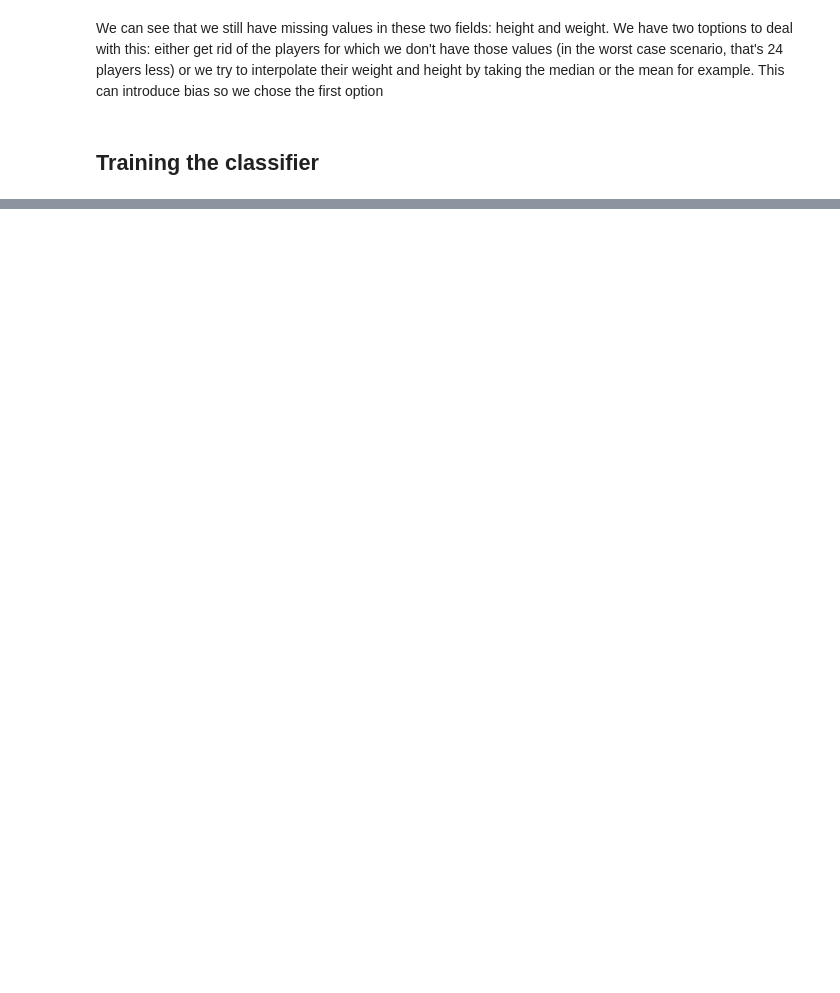
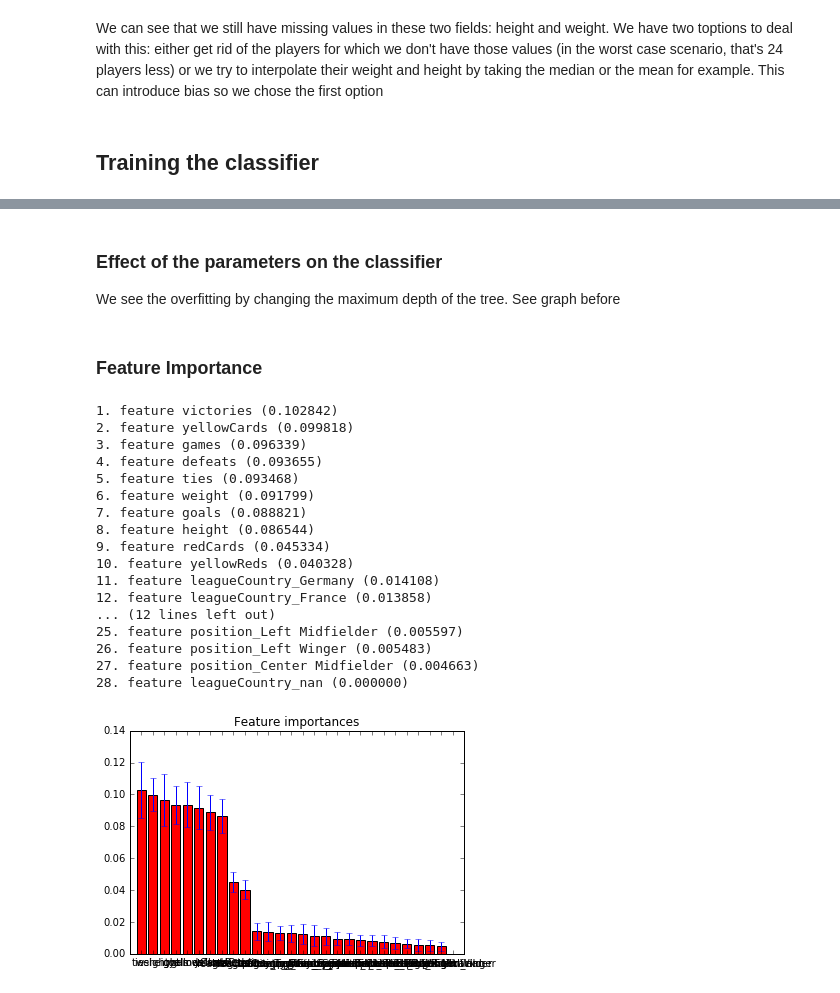
Before and after one commit to Gronlaen/data-analytics-homeworks, a Jupyter notebook: 04 - Applied ML/HW4.ipynb, the cells around one changed output, grey strips where cells are left out. Drawn from its saved outputs; the diff is of its cells as text; code cells hidden in the pictures; blank space fills up the shorter version.

```diff
--- a/04 - Applied ML/HW4.ipynb
+++ b/04 - Applied ML/HW4.ipynb
@@ -118,0 +100,43 @@ set(y)
+# %% [markdown]
+### Effect of the parameters on the classifier
+We see the overfitting by changing the maximum depth of the tree. See graph before
+# %% [markdown]
+### Feature Importance
+# %%
+importances = model.feature_importances_
+std = np.std([tree.feature_importances_ for tree in model.estimators_],
+             axis=0)
+indices = np.argsort(importances)[::-1]
+
+col = player_description.columns
+
+for f in range(X.shape[1]):
+    print("%d. feature %s (%f)" % (f + 1, col[indices[f]], importances[indices[f]]))
+
+# Plot the feature importances of the forest
+plt.figure()
+plt.title("Feature importances")
+plt.bar(range(X.shape[1]), importances[indices],
+       color="r", yerr=std[indices], align="center")
+plt.xticks(range(X.shape[1]), col)
+plt.xlim([-1, X.shape[1]])
+plt.show()
+# %% [output]
+1. feature victories (0.102842)
+2. feature yellowCards (0.099818)
+3. feature games (0.096339)
+4. feature defeats (0.093655)
+5. feature ties (0.093468)
+6. feature weight (0.091799)
+7. feature goals (0.088821)
+8. feature height (0.086544)
+9. feature redCards (0.045334)
+10. feature yellowReds (0.040328)
+11. feature leagueCountry_Germany (0.014108)
+12. feature leagueCountry_France (0.013858)
+... (12 lines left out)
+25. feature position_Left Midfielder (0.005597)
+26. feature position_Left Winger (0.005483)
+27. feature position_Center Midfielder (0.004663)
+28. feature leagueCountry_nan (0.000000)
+[figure, added]
```
Also changed, not shown: parts of 6 cells of this notebook.
